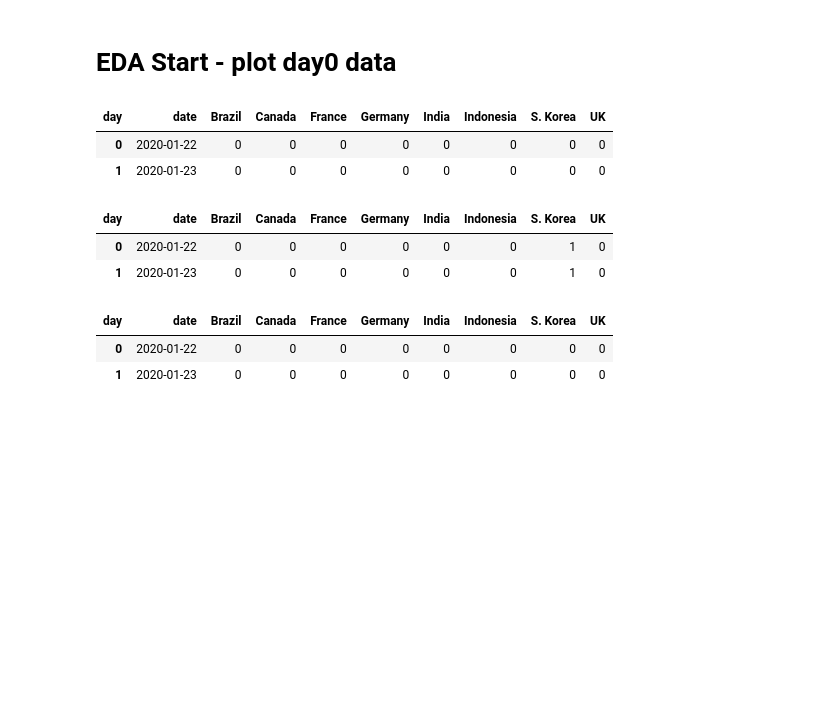
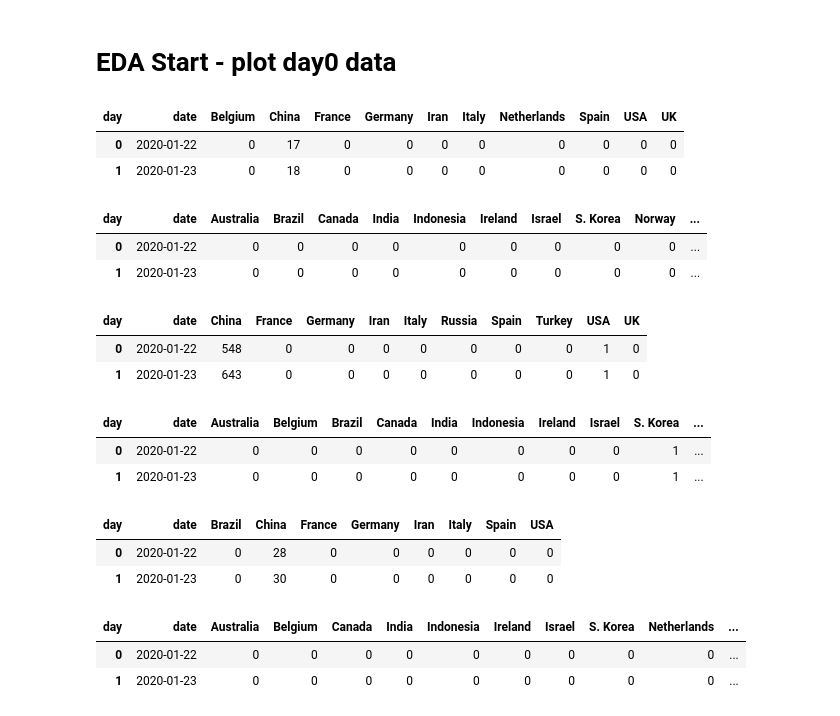
Before and after one commit to priyanka7255/public_repo, a Jupyter notebook: covid/EDADay0Plots.ipynb, the cells around one changed output. Saved outputs shown, nothing was run; the diff lists cells and outputs as text; code cells hidden in the pictures; blank space fills up the shorter version.

```diff
--- a/covid/EDADay0Plots.ipynb
+++ b/covid/EDADay0Plots.ipynb
@@ -15,2 +14,9 @@ n1=10
 # %% [output]
 ./data/
+# %%
+from datetime import date, timedelta
+dataLatestdate = date.today()- timedelta(1)
+
+# m/dd/yy
+dateStr=dataLatestdate.strftime("%#m/%d/%y")
+print("dateStr =", dateStr)
@@ -29,35 +33,58 @@ dfList=[df0,df1,df2]
 # %% [markdown]
 # EDA Start - plot day0 data
 # %%
-dfList_Countries=[]
+dfList_Countries1=[]
 # tier1_countryList=['Italy','US','Spain','Turkey']
-countryList=['Germany','India','S. Korea','UK', 'Brazil','Indonesia','Canada','France',]
-# countryList=util.countryList
+# countryList=['Germany','India','S. Korea','UK', 'Brazil','Indonesia','Canada','France',]
+countryList=util.countryList
 for i, df in enumerate(dfList):
     df1=df[df['country'].isin(countryList)]
     df1.drop({'lat','long'},axis=1,inplace=True)
     df1.sort_values('country')
     df1=df1.rename(util.new_countries)
-    dfList_Countries.append(df1)
+    dfList_Countries1.append(df1)
+
+
+cutoff=[3000,40000,22000]
+dfList_Countries=[]
+for i, df in enumerate(dfList_Countries1):
+#     cutoff=df[dateStr].mean()
+#     high_death_rate_countries=df[df[dateStr]>=cutoff]
+#     low_death_rate_countries=df[df[dateStr]<cutoff]
+    high_death_rate_countries=df[df[dateStr]>=cutoff[i]]
+    low_death_rate_countries=df[df[dateStr]<cutoff[i]]
+    dfList_Countries.append(high_death_rate_countries)
+    dfList_Countries.append(low_death_rate_countries)
+
 
 for i, df in enumerate(dfList_Countries):
     df2=df.rename(columns={"country":"day"})
     df2=df2.set_index('day').transpose()
     df2=df2.reset_index().rename(columns={"index":"date"})
     df2['date']= pd.to_datetime(df2['date'])
-    df2[countryList] = df2[countryList].apply(pd.to_numeric)
+    countryListFilter=df2.columns.drop('date')
+    df2[countryListFilter] = df2[countryListFilter].apply(pd.to_numeric)
     dfList_Countries[i]=df2
 
 for df in dfList_Countries:
     display(df.head(n))
 # %% [output]
-| day | date | Brazil | Canada | France | Germany | India | Indonesia | S. Korea | UK |
-| 0 | 2020-01-22 | 0 | 0 | 0 | 0 | 0 | 0 | 0 | 0 |
-| 1 | 2020-01-23 | 0 | 0 | 0 | 0 | 0 | 0 | 0 | 0 |
+| day | date | Belgium | China | France | Germany | Iran | Italy | Netherlands | Spain | USA | UK |
+| 0 | 2020-01-22 | 0 | 17 | 0 | 0 | 0 | 0 | 0 | 0 | 0 | 0 |
+| 1 | 2020-01-23 | 0 | 18 | 0 | 0 | 0 | 0 | 0 | 0 | 0 | 0 |
-| day | date | Brazil | Canada | France | Germany | India | Indonesia | S. Korea | UK |
-| 0 | 2020-01-22 | 0 | 0 | 0 | 0 | 0 | 0 | 1 | 0 |
-| 1 | 2020-01-23 | 0 | 0 | 0 | 0 | 0 | 0 | 1 | 0 |
+| day | date | Australia | Brazil | Canada | India | Indonesia | Ireland | Israel | S. Korea | Norway | ... |
+| 0 | 2020-01-22 | 0 | 0 | 0 | 0 | 0 | 0 | 0 | 0 | 0 | ... |
+| 1 | 2020-01-23 | 0 | 0 | 0 | 0 | 0 | 0 | 0 | 0 | 0 | ... |
-| day | date | Brazil | Canada | France | Germany | India | Indonesia | S. Korea | UK |
-| 0 | 2020-01-22 | 0 | 0 | 0 | 0 | 0 | 0 | 0 | 0 |
-| 1 | 2020-01-23 | 0 | 0 | 0 | 0 | 0 | 0 | 0 | 0 |
+| day | date | China | France | Germany | Iran | Italy | Russia | Spain | Turkey | USA | UK |
+| 0 | 2020-01-22 | 548 | 0 | 0 | 0 | 0 | 0 | 0 | 0 | 1 | 0 |
+| 1 | 2020-01-23 | 643 | 0 | 0 | 0 | 0 | 0 | 0 | 0 | 1 | 0 |
+| day | date | Australia | Belgium | Brazil | Canada | India | Indonesia | Ireland | Israel | S. Korea | ... |
+| 0 | 2020-01-22 | 0 | 0 | 0 | 0 | 0 | 0 | 0 | 0 | 1 | ... |
+| 1 | 2020-01-23 | 0 | 0 | 0 | 0 | 0 | 0 | 0 | 0 | 1 | ... |
+| day | date | Brazil | China | France | Germany | Iran | Italy | Spain | USA |
+| 0 | 2020-01-22 | 0 | 28 | 0 | 0 | 0 | 0 | 0 | 0 |
+| 1 | 2020-01-23 | 0 | 30 | 0 | 0 | 0 | 0 | 0 | 0 |
+| day | date | Australia | Belgium | Canada | India | Indonesia | Ireland | Israel | S. Korea | Netherlands | ... |
+| 0 | 2020-01-22 | 0 | 0 | 0 | 0 | 0 | 0 | 0 | 0 | 0 | ... |
+| 1 | 2020-01-23 | 0 | 0 | 0 | 0 | 0 | 0 | 0 | 0 | 0 | ... |
 # %%
```
Also changed, not shown: parts of 6 cells of this notebook, 1 other file.
